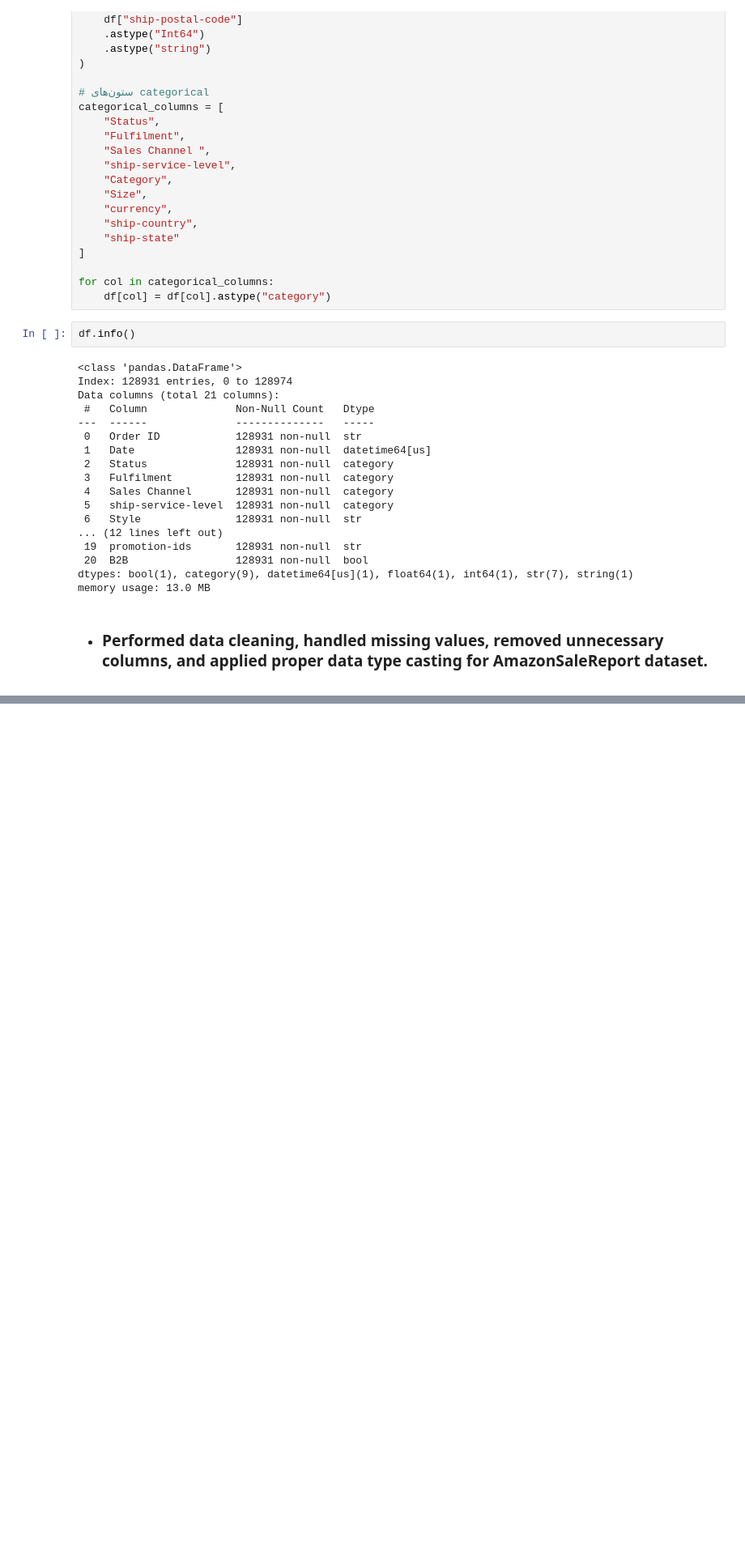
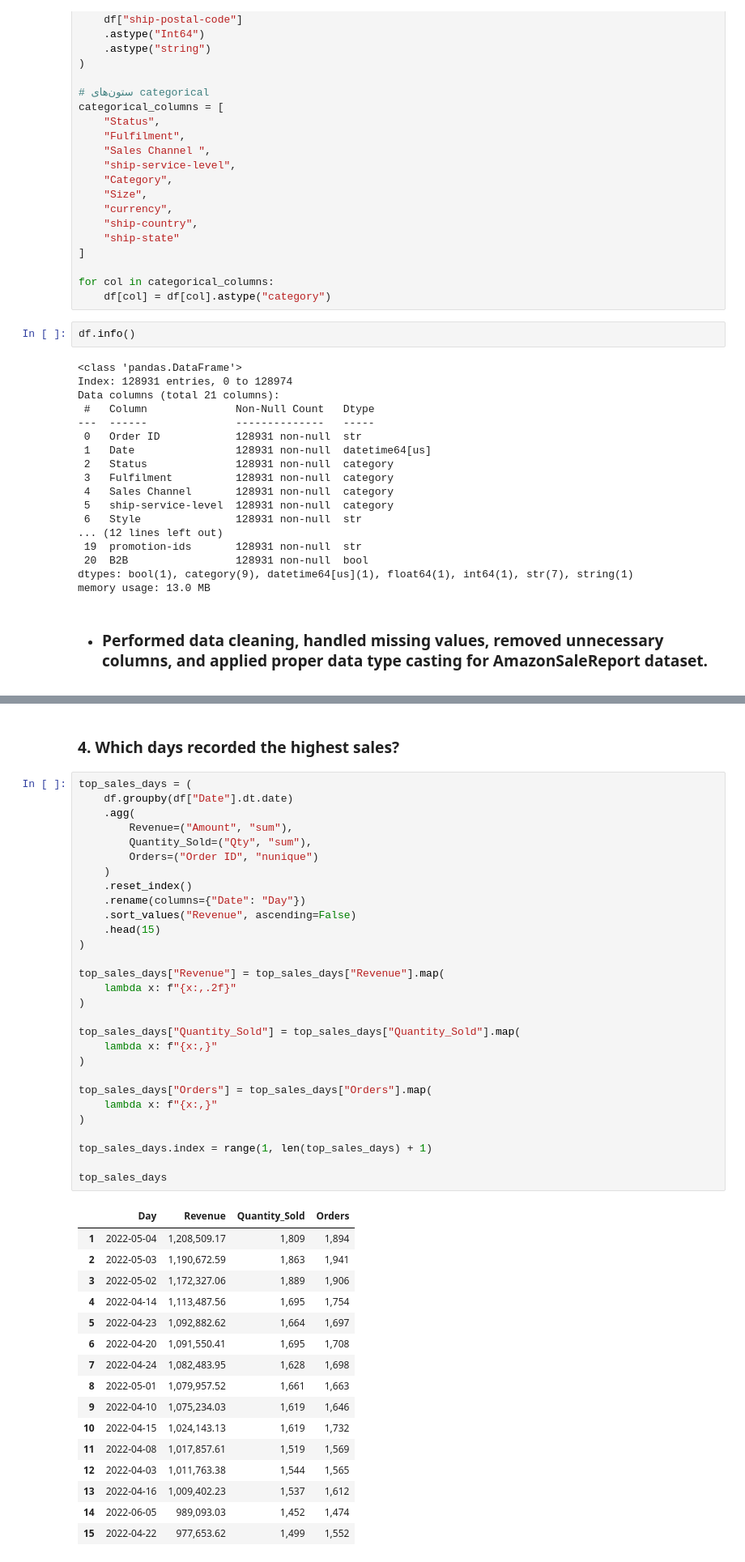
Before and after one commit to mohammadaminheidary/amazon-sales-analysis, a Jupyter notebook: main.ipynb, the cells around one changed output, grey strips where cells are left out. Shown at 81% size. Drawn from its saved outputs; the diff is of its cells as text; blank space fills up the shorter version.

```diff
--- a/main.ipynb
+++ b/main.ipynb
@@ -277,0 +398,48 @@ memory usage: 13.0 MB
+# %% [markdown]
+### 4. Which days recorded the highest sales?
+# %%
+top_sales_days = (
+    df.groupby(df["Date"].dt.date)
+    .agg(
+        Revenue=("Amount", "sum"),
+        Quantity_Sold=("Qty", "sum"),
+        Orders=("Order ID", "nunique")
+    )
+    .reset_index()
+    .rename(columns={"Date": "Day"})
+    .sort_values("Revenue", ascending=False)
+    .head(15)
+)
+
+top_sales_days["Revenue"] = top_sales_days["Revenue"].map(
+    lambda x: f"{x:,.2f}"
+)
+
+top_sales_days["Quantity_Sold"] = top_sales_days["Quantity_Sold"].map(
+    lambda x: f"{x:,}"
+)
+
+top_sales_days["Orders"] = top_sales_days["Orders"].map(
+    lambda x: f"{x:,}"
+)
+
+top_sales_days.index = range(1, len(top_sales_days) + 1)
+
+top_sales_days
+# %% [output]
+|  | Day | Revenue | Quantity_Sold | Orders |
+| 1 | 2022-05-04 | 1,208,509.17 | 1,809 | 1,894 |
+| 2 | 2022-05-03 | 1,190,672.59 | 1,863 | 1,941 |
+| 3 | 2022-05-02 | 1,172,327.06 | 1,889 | 1,906 |
+| 4 | 2022-04-14 | 1,113,487.56 | 1,695 | 1,754 |
+| 5 | 2022-04-23 | 1,092,882.62 | 1,664 | 1,697 |
+| 6 | 2022-04-20 | 1,091,550.41 | 1,695 | 1,708 |
+| 7 | 2022-04-24 | 1,082,483.95 | 1,628 | 1,698 |
+| 8 | 2022-05-01 | 1,079,957.52 | 1,661 | 1,663 |
+| 9 | 2022-04-10 | 1,075,234.03 | 1,619 | 1,646 |
+| 10 | 2022-04-15 | 1,024,143.13 | 1,619 | 1,732 |
+| 11 | 2022-04-08 | 1,017,857.61 | 1,519 | 1,569 |
+| 12 | 2022-04-03 | 1,011,763.38 | 1,544 | 1,565 |
+| 13 | 2022-04-16 | 1,009,402.23 | 1,537 | 1,612 |
+| 14 | 2022-06-05 | 989,093.03 | 1,452 | 1,474 |
+| 15 | 2022-04-22 | 977,653.62 | 1,499 | 1,552 |
```
Also changed, not shown: parts of 7 cells of this notebook.
